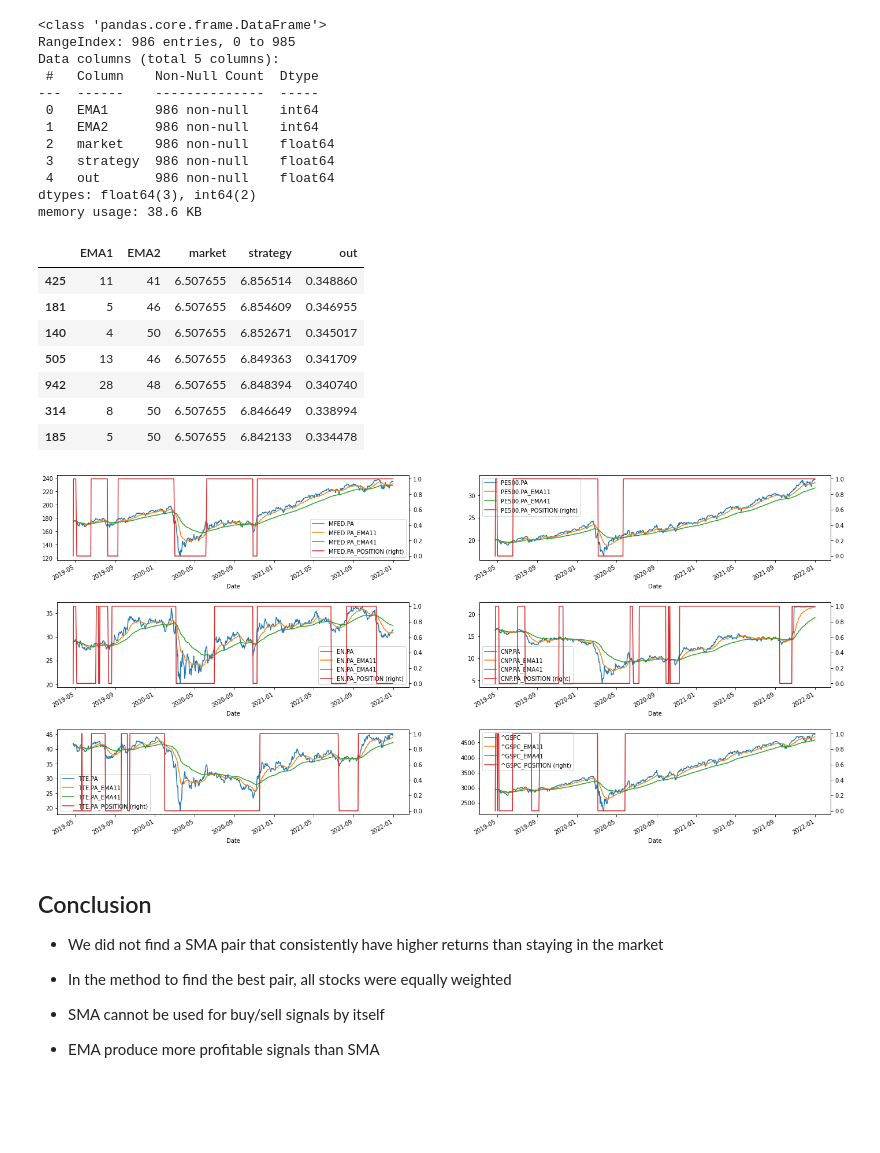
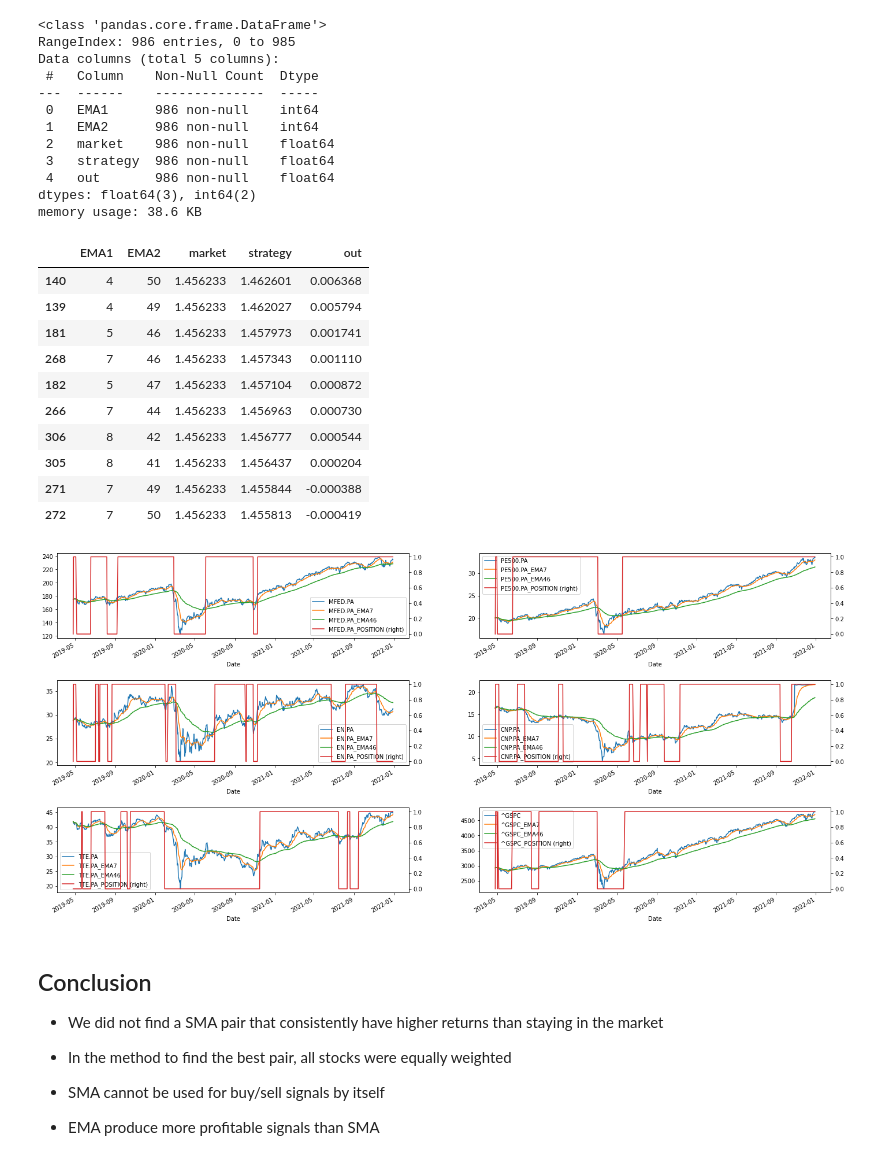
Before and after one commit to IamTossan/finance-research, a Jupyter notebook: src/moving_averages.ipynb, the cells around one changed output. Cells and saved outputs as stored; diff of their text form; code cells hidden in the pictures; blank space fills up the shorter version.

Commit message:
feat: add weights to simulation

```diff
--- a/src/moving_averages.ipynb
+++ b/src/moving_averages.ipynb
@@ -10,6 +10,7 @@ from utils import get_data, get_return_simulation
 # %%
 PATH = "../data/moving_averages.csv"
 stocks = ["MFED.PA", "PE500.PA", "EN.PA", "CNP.PA", "TTE.PA", "^GSPC"]
+weights = [0.5, 0.4, 0.023, 0.033, 0.043]
 # %% [markdown]
 ## Get stocks data
 # %%
@@ -103,8 +104,15 @@ for SMA1 in range(2, 31):
             data.loc[data.index[0], f"{s}_TRANSACTIONS"] = 1
 
         return_simulation = get_return_simulation(data, symbols)
-        market = sum([return_simulation[s]["base returns"] for s in symbols])
-        strategy = sum([return_simulation[s]["strategy returns"] for s in symbols])
+        market = sum(
+            [w * return_simulation[s]["base returns"] for s, w in zip(symbols, weights)]
+        )
+        strategy = sum(
+            [
+                w * return_simulation[s]["strategy returns"]
+                for s, w in zip(symbols, weights)
+            ]
+        )
 
         results = results.append(
             pd.DataFrame(
@@ -157,8 +165,8 @@ data.dropna(inplace=True)
 for EMA1 in range(2, 31):
     for EMA2 in range(EMA1 + 1, 51):
         for s in symbols:
-            data[f"{s}_EMA1"] = data[s].ewm(EMA1).mean()
-            data[f"{s}_EMA2"] = data[s].ewm(EMA2).mean()
+            data[f"{s}_EMA1"] = data[s].ewm(EMA1, adjust=False).mean()
+            data[f"{s}_EMA2"] = data[s].ewm(EMA2, adjust=False).mean()
 
             data[f"{s}_POSITION"] = np.where(
                 data[f"{s}_EMA1"] > data[f"{s}_EMA2"], 1, 0
@@ -167,8 +175,15 @@ for EMA1 in range(2, 31):
             data.loc[data.index[0], f"{s}_TRANSACTIONS"] = 1
 
         return_simulation = get_return_simulation(data, symbols)
-        market = sum([return_simulation[s]["base returns"] for s in symbols])
-        strategy = sum([return_simulation[s]["strategy returns"] for s in symbols])
+        market = sum(
+            [w * return_simulation[s]["base returns"] for s, w in zip(symbols, weights)]
+        )
+        strategy = sum(
+            [
+                w * return_simulation[s]["strategy returns"]
+                for s, w in zip(symbols, weights)
+            ]
+        )
 
         results = results.append(
             pd.DataFrame(
@@ -199,33 +214,36 @@ Data columns (total 5 columns):
 dtypes: float64(3), int64(2)
 memory usage: 38.6 KB
 # %%
-results.sort_values("out", ascending=False).head(7)
+results.sort_values("out", ascending=False).head(10)
 # %% [output]
 |  | EMA1 | EMA2 | market | strategy | out |
-| 425 | 11 | 41 | 6.507655 | 6.856514 | 0.348860 |
-| 181 | 5 | 46 | 6.507655 | 6.854609 | 0.346955 |
-| 140 | 4 | 50 | 6.507655 | 6.852671 | 0.345017 |
-| 505 | 13 | 46 | 6.507655 | 6.849363 | 0.341709 |
-| 942 | 28 | 48 | 6.507655 | 6.848394 | 0.340740 |
-| 314 | 8 | 50 | 6.507655 | 6.846649 | 0.338994 |
-| 185 | 5 | 50 | 6.507655 | 6.842133 | 0.334478 |
+| 140 | 4 | 50 | 1.456233 | 1.462601 | 0.006368 |
+| 139 | 4 | 49 | 1.456233 | 1.462027 | 0.005794 |
+| 181 | 5 | 46 | 1.456233 | 1.457973 | 0.001741 |
+| 268 | 7 | 46 | 1.456233 | 1.457343 | 0.001110 |
+| 182 | 5 | 47 | 1.456233 | 1.457104 | 0.000872 |
+| 266 | 7 | 44 | 1.456233 | 1.456963 | 0.000730 |
+| 306 | 8 | 42 | 1.456233 | 1.456777 | 0.000544 |
+| 305 | 8 | 41 | 1.456233 | 1.456437 | 0.000204 |
+| 271 | 7 | 49 | 1.456233 | 1.455844 | -0.000388 |
+| 272 | 7 | 50 | 1.456233 | 1.455813 | -0.000419 |
 # %%
-EMA1 = 11
-EMA2 = 41
+EMA1 = 7
+EMA2 = 46
 
 fig, axes = plt.subplots(nrows=3, ncols=2)
 plt.subplots_adjust(wspace=0.2, hspace=0.5)
 
 for i, s in enumerate(stocks):
     df[f"{s}_EMA{EMA1}"] = df[s].ewm(EMA1).mean()
     df[f"{s}_EMA{EMA2}"] = df[s].ewm(EMA2).mean()
     df[f"{s}_POSITION"] = np.where(df[f"{s}_EMA{EMA1}"] > df[f"{s}_EMA{EMA2}"], 1, 0)
 
     df[[s, f"{s}_EMA{EMA1}", f"{s}_EMA{EMA2}", f"{s}_POSITION"]].plot(
         figsize=(24, 12), ax=axes[i // 2, i % 2], secondary_y=f"{s}_POSITION"
     )
 # %% [output]
-[figure, old version]
+[figure, new version]
 # %% [markdown]
 ## Conclusion
 
```
Also changed, not shown: parts of 2 cells of this notebook, 1 other file.
